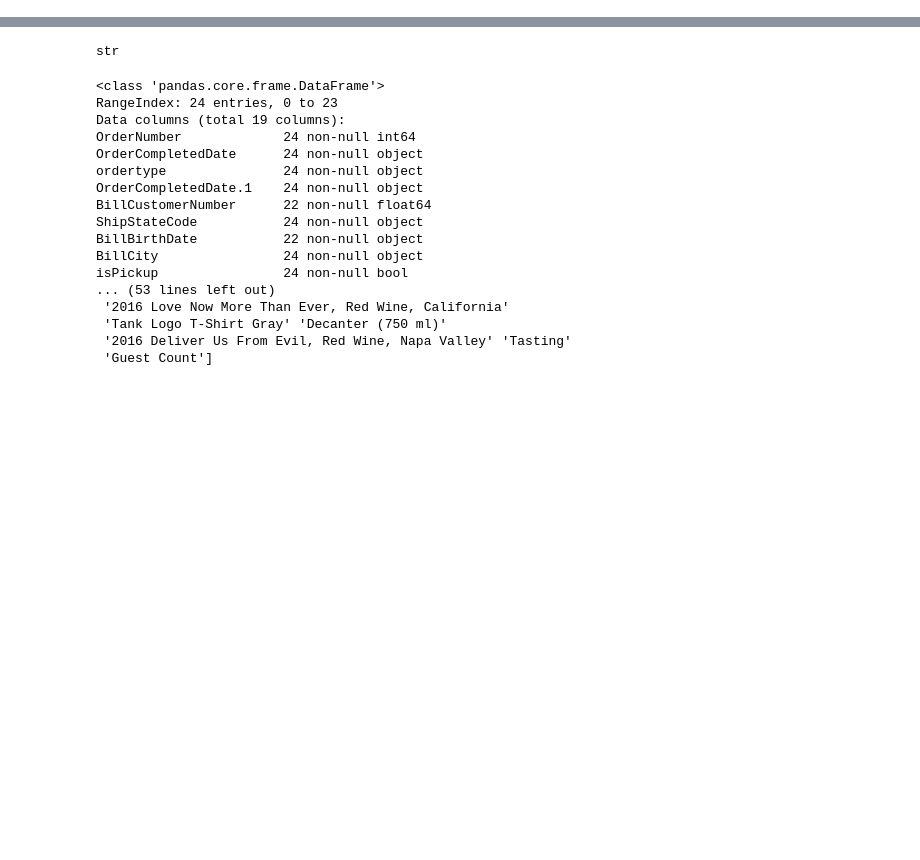
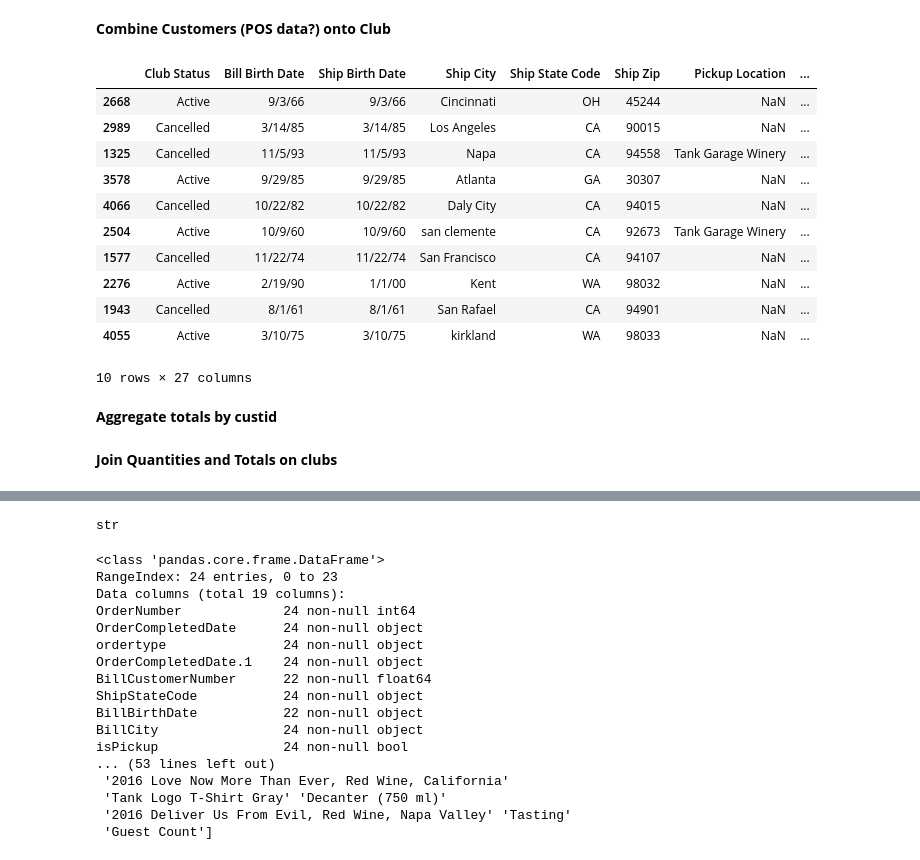
Before and after one commit to sphilazar/wine-clubs, a Jupyter notebook: TestScripts.ipynb, the cells around one changed output, grey strips where cells are left out. Cells and saved outputs as stored; diff of their text form; code cells hidden in the pictures; blank space fills up the shorter version.

```diff
--- a/TestScripts.ipynb
+++ b/TestScripts.ipynb
@@ -0,0 +175,3 @@
+# %%
+path = '../customer_list.csv'
+customers = pd.read_csv(path)
@@ -0,0 +196,19 @@
+# %% [markdown]
+**Combine Customers (POS data?) onto Club**
+# %%
+# customers["ltv"] = [float("".join((ltv[1:].split(","))) ) for ltv in customers["Lifetime Value"]]
+clubs = clubs.merge(customers[['Customer No.','Number Of Transactions','Lifetime Value','Last Order Date','Last Order Amount']],how="left",left_on="Customer Number",right_on="Customer No.")
+clubs.sample(10)
+# %% [output]
+|  | Club Status | Bill Birth Date | Ship Birth Date | Ship City | Ship State Code | Ship Zip | Pickup Location | ... |
+| 2668 | Active | 9/3/66 | 9/3/66 | Cincinnati | OH | 45244 | NaN | ... |
+| 2989 | Cancelled | 3/14/85 | 3/14/85 | Los Angeles | CA | 90015 | NaN | ... |
+| 1325 | Cancelled | 11/5/93 | 11/5/93 | Napa | CA | 94558 | Tank Garage Winery | ... |
+| 3578 | Active | 9/29/85 | 9/29/85 | Atlanta | GA | 30307 | NaN | ... |
+| 4066 | Cancelled | 10/22/82 | 10/22/82 | Daly City | CA | 94015 | NaN | ... |
+| 2504 | Active | 10/9/60 | 10/9/60 | san clemente | CA | 92673 | Tank Garage Winery | ... |
+| 1577 | Cancelled | 11/22/74 | 11/22/74 | San Francisco | CA | 94107 | NaN | ... |
+| 2276 | Active | 2/19/90 | 1/1/00 | Kent | WA | 98032 | NaN | ... |
+| 1943 | Cancelled | 8/1/61 | 8/1/61 | San Rafael | CA | 94901 | NaN | ... |
+| 4055 | Active | 3/10/75 | 3/10/75 | kirkland | WA | 98033 | NaN | ... |
+10 rows × 27 columns
@@ -0,0 +218,2 @@
+# %% [markdown]
+**Aggregate totals by custid**
@@ -0,0 +225,2 @@
+# %% [markdown]
+**Join Quantities and Totals on clubs**
```
Also changed, not shown: parts of 39 cells of this notebook, 3 other files.
